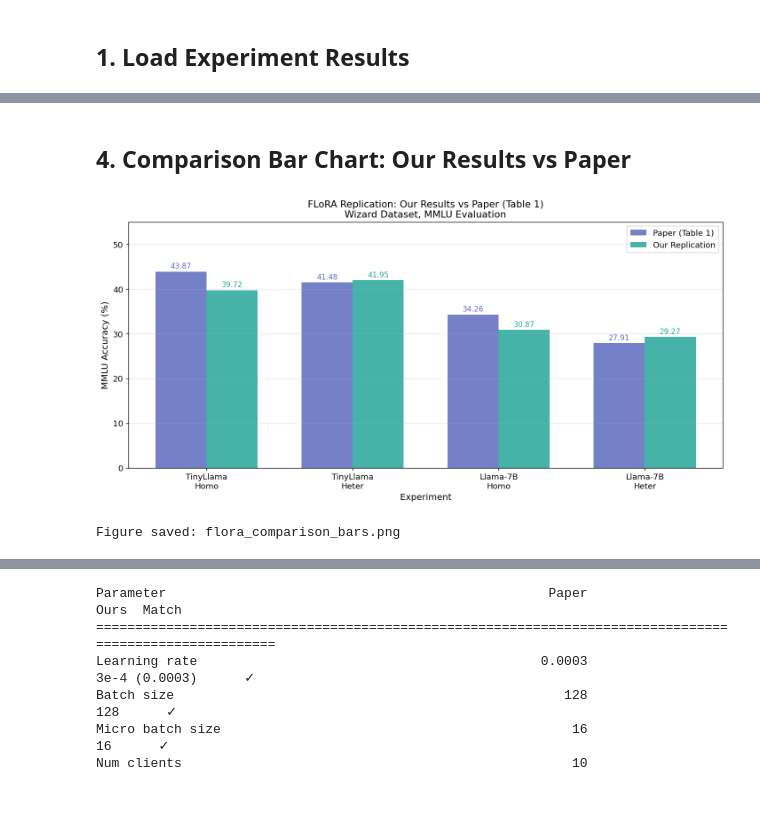
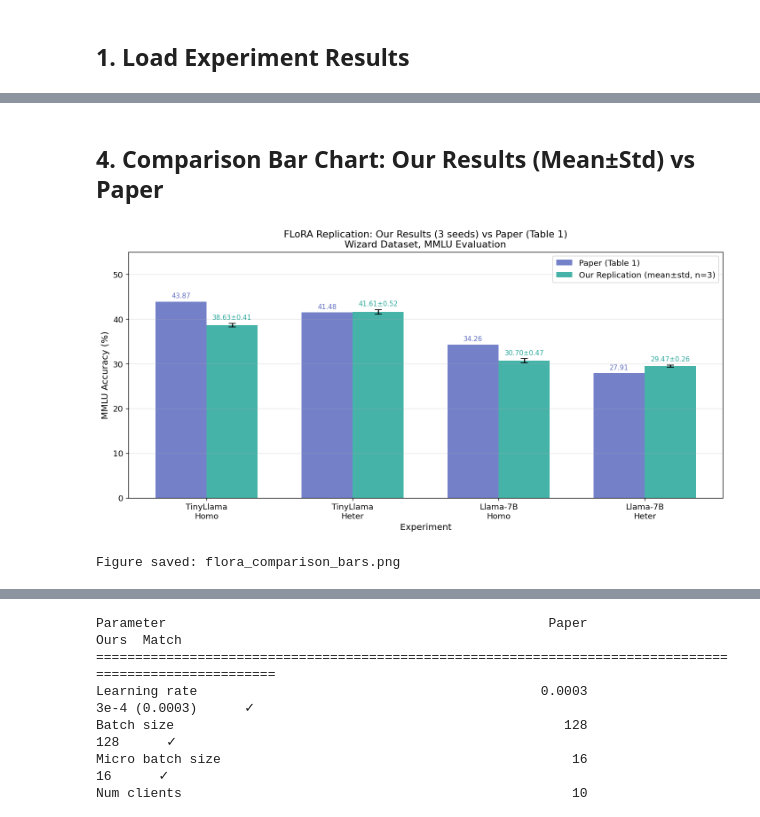
Before and after one commit to trantrieuvy/FederatedLLM, a Jupyter notebook: flora_results_analysis.ipynb, the cells around one changed output, grey strips where cells are left out. Saved outputs shown, nothing was run; the diff lists cells and outputs as text; code cells hidden in the pictures.

```diff
--- a/flora_results_analysis.ipynb
+++ b/flora_results_analysis.ipynb
@@ -54,25 +26,0 @@ From Table 1 of the FLoRA paper — FLoRA rows, Wizard column, MMLU metric:
-# %%
-# Paper Table 1: FLoRA results on Wizard dataset, MMLU evaluation
-paper = {
-    'tinyllama_homo':  43.87,
-    'tinyllama_heter': 41.48,
-    'llama_homo':      34.26,
-    'llama_heter':     27.91,
-}
-
-# Final round score for each experiment
-ours = {k: v[-1] for k, v in results.items()}
-
-labels = {
-    'tinyllama_homo':  'TinyLlama\nHomo',
-    'tinyllama_heter': 'TinyLlama\nHeter',
-    'llama_homo':      'Llama-7B\nHomo',
-    'llama_heter':     'Llama-7B\nHeter',
-}
-
-print(f"{'Experiment':<25} {'Paper':>8} {'Ours':>8} {'Delta':>8} {'Status':>12}")
-print('-' * 65)
-for k in paper:
-    delta = ours[k] - paper[k]
-    status = 'CLOSE  ✓' if abs(delta) < 3 else ('HIGHER ↑' if delta > 0 else 'LOWER  ↓')
-    print(f"{k:<25} {paper[k]:>8.2f} {ours[k]:>8.2f} {delta:>+8.2f} {status:>12}")
@@ -120,41 +191,43 @@ print("Figure saved: flora_training_curves.png")
 Figure saved: flora_training_curves.png
 # %% [markdown]
-## 4. Comparison Bar Chart: Our Results vs Paper
+## 4. Comparison Bar Chart: Our Results (Mean±Std) vs Paper
 # %%
 fig, ax = plt.subplots(figsize=(12, 6))
 
 keys = list(paper.keys())
 x = np.arange(len(keys))
 width = 0.35
 
 paper_vals = [paper[k] for k in keys]
-our_vals   = [ours[k]  for k in keys]
-xlabels    = [labels[k] for k in keys]
+our_means  = [stats[k]['mean'] for k in keys]
+our_stds   = [stats[k]['std']  for k in keys]
+xlabels    = [labels[k].replace(' ', '\n') for k in keys]
 
 bars1 = ax.bar(x - width/2, paper_vals, width, label='Paper (Table 1)', color='#5C6BC0', alpha=0.85)
-bars2 = ax.bar(x + width/2, our_vals,   width, label='Our Replication',  color='#26A69A', alpha=0.85)
+bars2 = ax.bar(x + width/2, our_means, width, yerr=our_stds, capsize=5,
+               label='Our Replication (mean±std, n=3)', color='#26A69A', alpha=0.85)
 
 # Add value labels on bars
 for bar in bars1:
-    ax.text(bar.get_x() + bar.get_width()/2, bar.get_height() + 0.3,
-            f'{bar.get_height():.2f}', ha='center', va='bottom', fontsize=10, color='#5C6BC0')
-for bar in bars2:
-    ax.text(bar.get_x() + bar.get_width()/2, bar.get_height() + 0.3,
-            f'{bar.get_height():.2f}', ha='center', va='bottom', fontsize=10, color='#26A69A')
+    ax.text(bar.get_x() + bar.get_width()/2, bar.get_height() + 0.5,
+            f'{bar.get_height():.2f}', ha='center', va='bottom', fontsize=9, color='#5C6BC0')
+for bar, mean, std in zip(bars2, our_means, our_stds):
+    ax.text(bar.get_x() + bar.get_width()/2, bar.get_height() + std + 0.5,
+            f'{mean:.2f}±{std:.2f}', ha='center', va='bottom', fontsize=9, color='#26A69A')
 
 ax.set_xlabel('Experiment', fontsize=12)
 ax.set_ylabel('MMLU Accuracy (%)', fontsize=12)
-ax.set_title('FLoRA Replication: Our Results vs Paper (Table 1)\nWizard Dataset, MMLU Evaluation', fontsize=13)
+ax.set_title('FLoRA Replication: Our Results (3 seeds) vs Paper (Table 1)\nWizard Dataset, MMLU Evaluation', fontsize=13)
 ax.set_xticks(x)
 ax.set_xticklabels(xlabels, fontsize=11)
 ax.legend(fontsize=11)
 ax.set_ylim(0, 55)
 ax.grid(True, alpha=0.3, axis='y')
 
 plt.tight_layout()
 plt.savefig('flora_comparison_bars.png', bbox_inches='tight')
 plt.show()
 print("Figure saved: flora_comparison_bars.png")
 # %% [output]
-[figure, old version]
+[figure, new version]
 Figure saved: flora_comparison_bars.png
```
Also changed, not shown: parts of 24 cells of this notebook.
